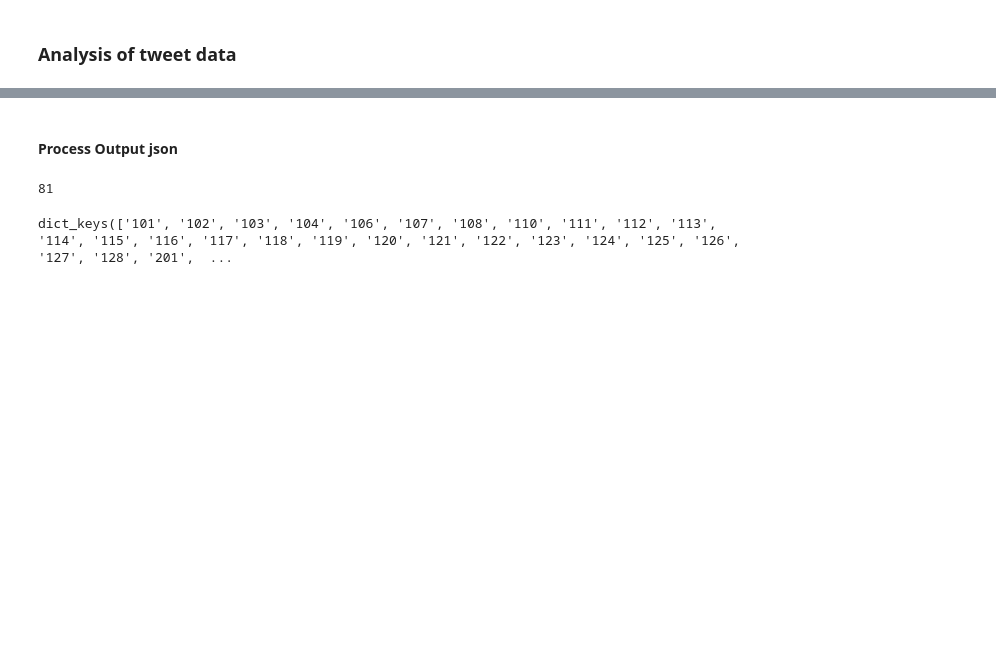
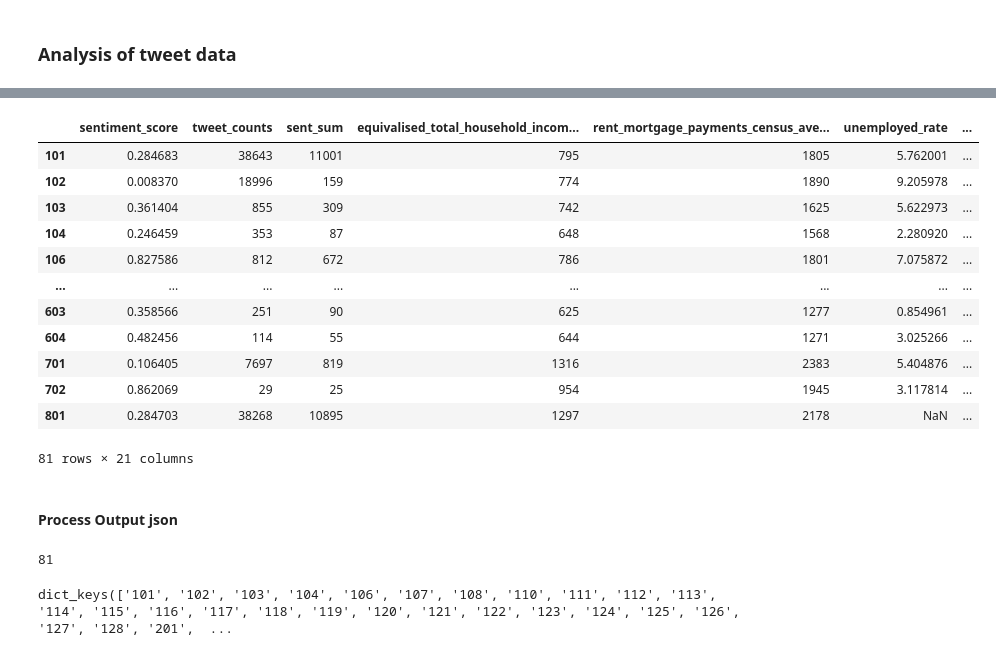
Before and after one commit to benjamin-129/cluster-a2, a Jupyter notebook: Data-Analysis/geojsondata/merge_aurin_geojson.ipynb, the cells around one changed output, grey strips where cells are left out. Saved outputs shown, nothing was run; the diff lists cells and outputs as text; code cells hidden in the pictures; blank space fills up the shorter version.

```diff
--- a/Data-Analysis/geojsondata/merge_aurin_geojson.ipynb
+++ b/Data-Analysis/geojsondata/merge_aurin_geojson.ipynb
@@ -143,3 +184,19 @@ unemployment_data
+# %%
+data_df
+# %% [output]
+|  | sentiment_score | tweet_counts | sent_sum | equivalised_total_household_incom... | rent_mortgage_payments_census_ave... | unemployed_rate | ... |
+| 101 | 0.284683 | 38643 | 11001 | 795 | 1805 | 5.762001 | ... |
+| 102 | 0.008370 | 18996 | 159 | 774 | 1890 | 9.205978 | ... |
+| 103 | 0.361404 | 855 | 309 | 742 | 1625 | 5.622973 | ... |
+| 104 | 0.246459 | 353 | 87 | 648 | 1568 | 2.280920 | ... |
+| 106 | 0.827586 | 812 | 672 | 786 | 1801 | 7.075872 | ... |
+| ... | ... | ... | ... | ... | ... | ... | ... |
+| 603 | 0.358566 | 251 | 90 | 625 | 1277 | 0.854961 | ... |
+| 604 | 0.482456 | 114 | 55 | 644 | 1271 | 3.025266 | ... |
+| 701 | 0.106405 | 7697 | 819 | 1316 | 2383 | 5.404876 | ... |
+| 702 | 0.862069 | 29 | 25 | 954 | 1945 | 3.117814 | ... |
+| 801 | 0.284703 | 38268 | 10895 | 1297 | 2178 | NaN | ... |
+81 rows × 21 columns
 # %% [markdown]
 #### Process Output json
 # %%
```
Also changed, not shown: parts of 12 cells of this notebook, 2 other files.
